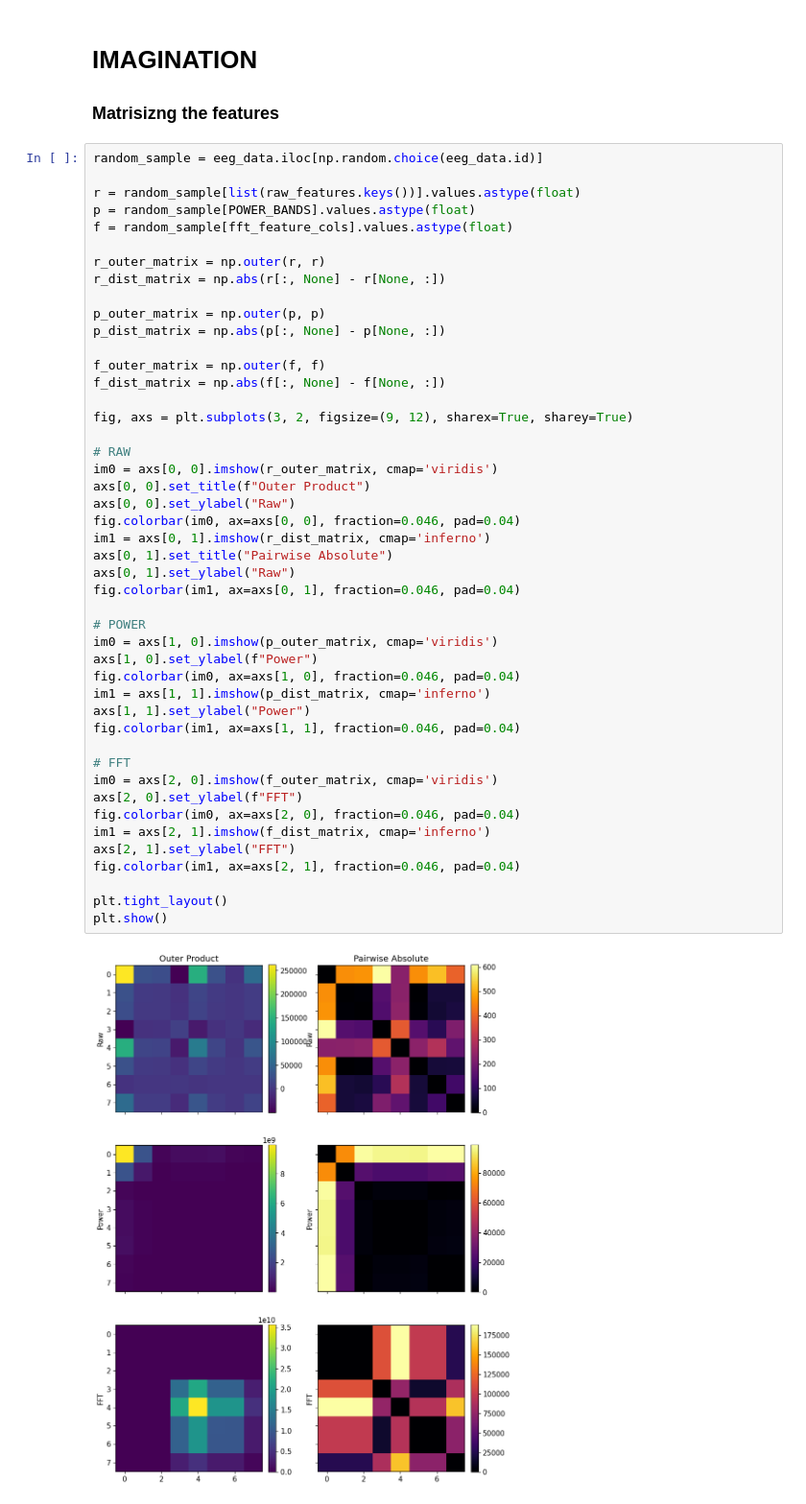
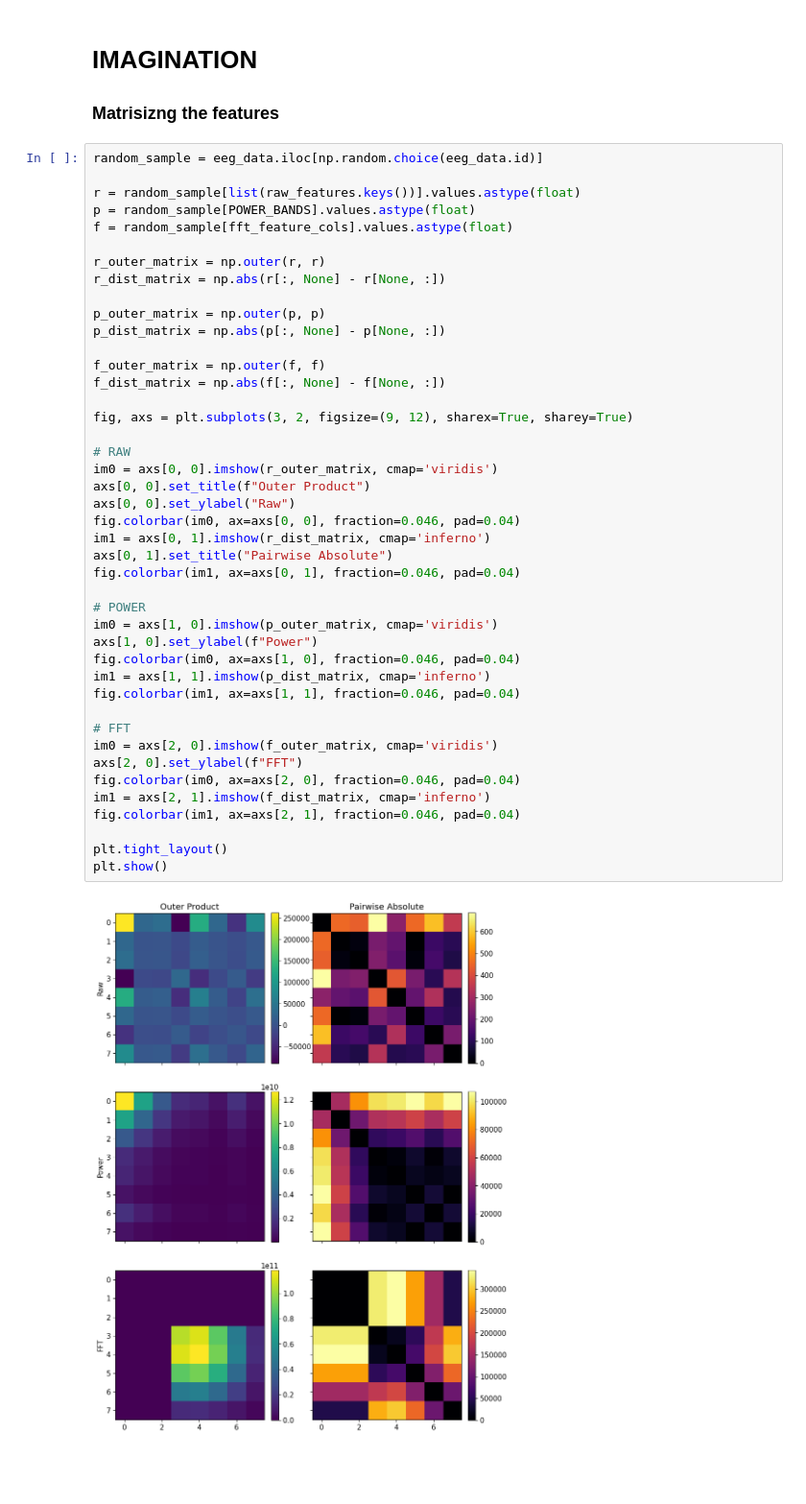
Before and after one commit to parhamkebria/EEG, a Jupyter notebook: EEG_Power_MLP.ipynb, the cells around one changed output. Shown at 96% size. Cells and saved outputs as stored; diff of their text form; blank space fills up the shorter version.

```diff
--- a/EEG_Power_MLP.ipynb
+++ b/EEG_Power_MLP.ipynb
@@ -1427,34 +1427,31 @@ f_outer_matrix = np.outer(f, f)
 f_dist_matrix = np.abs(f[:, None] - f[None, :])
 
 fig, axs = plt.subplots(3, 2, figsize=(9, 12), sharex=True, sharey=True)
 
 # RAW
 im0 = axs[0, 0].imshow(r_outer_matrix, cmap='viridis')
 axs[0, 0].set_title(f"Outer Product")
 axs[0, 0].set_ylabel("Raw")
 fig.colorbar(im0, ax=axs[0, 0], fraction=0.046, pad=0.04)
 im1 = axs[0, 1].imshow(r_dist_matrix, cmap='inferno')
 axs[0, 1].set_title("Pairwise Absolute")
-axs[0, 1].set_ylabel("Raw")
 fig.colorbar(im1, ax=axs[0, 1], fraction=0.046, pad=0.04)
 
 # POWER
 im0 = axs[1, 0].imshow(p_outer_matrix, cmap='viridis')
 axs[1, 0].set_ylabel(f"Power")
 fig.colorbar(im0, ax=axs[1, 0], fraction=0.046, pad=0.04)
 im1 = axs[1, 1].imshow(p_dist_matrix, cmap='inferno')
-axs[1, 1].set_ylabel("Power")
 fig.colorbar(im1, ax=axs[1, 1], fraction=0.046, pad=0.04)
 
 # FFT
 im0 = axs[2, 0].imshow(f_outer_matrix, cmap='viridis')
 axs[2, 0].set_ylabel(f"FFT")
 fig.colorbar(im0, ax=axs[2, 0], fraction=0.046, pad=0.04)
 im1 = axs[2, 1].imshow(f_dist_matrix, cmap='inferno')
-axs[2, 1].set_ylabel("FFT")
 fig.colorbar(im1, ax=axs[2, 1], fraction=0.046, pad=0.04)
 
 plt.tight_layout()
 plt.show()
 # %% [output]
-[figure, old version]
+[figure, new version]
```
Also changed, not shown: parts of 4 cells of this notebook.
